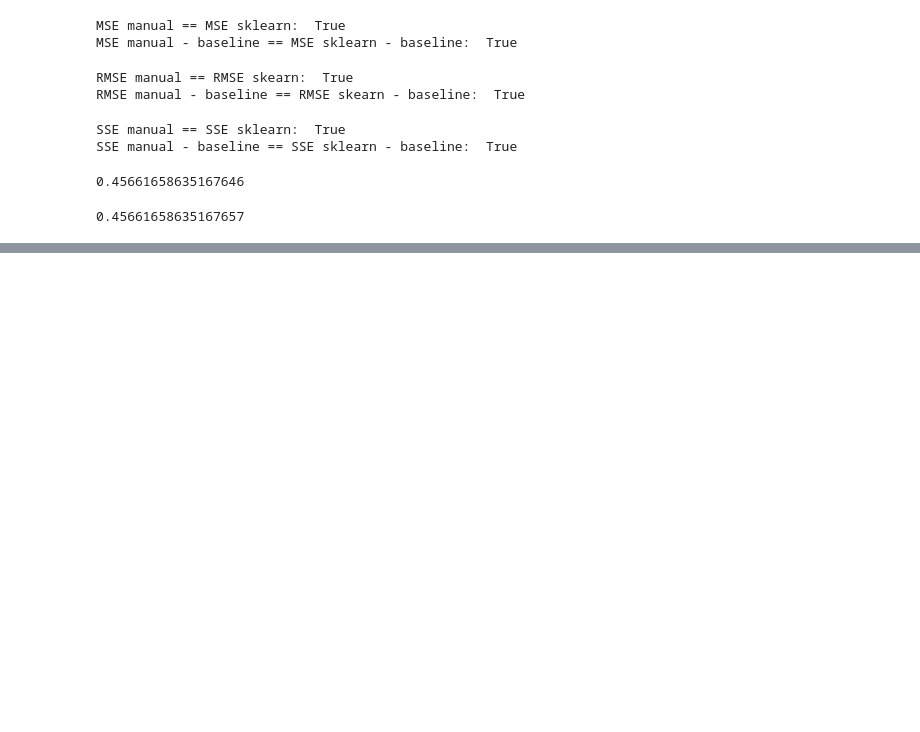
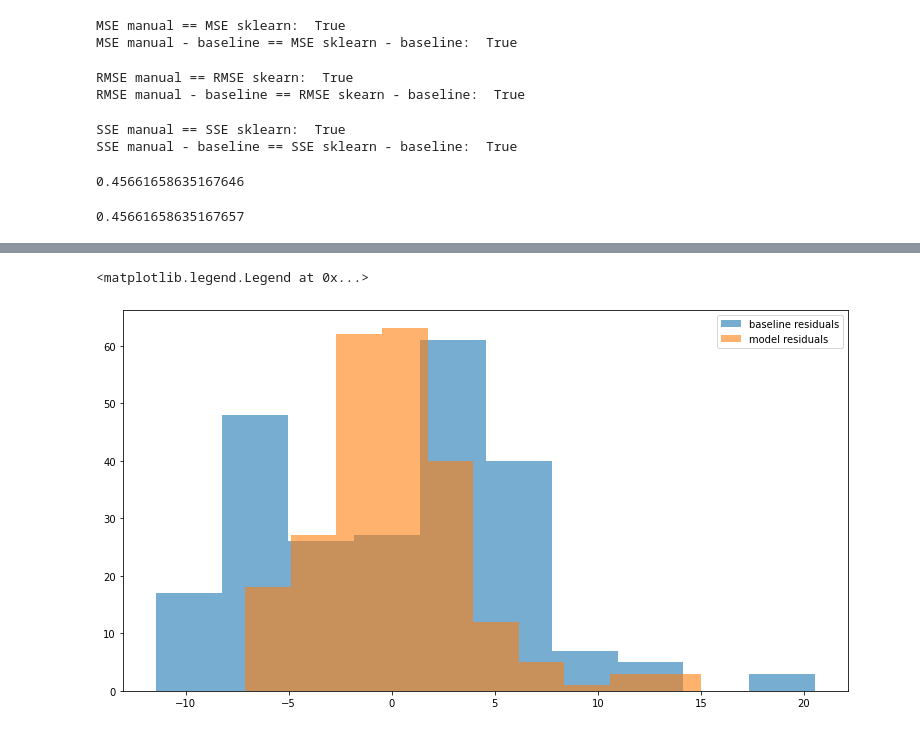
Before and after one commit to jamesallen0351/regression-exercises, a Jupyter notebook: evaluate.ipynb, the cells around one changed output, grey strips where cells are left out. Drawn from its saved outputs; the diff is of its cells as text; code cells hidden in the pictures; blank space fills up the shorter version.

```diff
--- a/evaluate.ipynb
+++ b/evaluate.ipynb
@@ -309,0 +334,3 @@ NameError: name 'df_eval' is not defined
+# %%
+model1 = LinearRegression().fit(mpg[['displ']], mpg.hwy)
+mpg['yhat'] = model1.predict(mpg[['displ']])
@@ -309,0 +358,3 @@ NameError: name 'df_eval' is not defined
+# %%
+# creating a 'yhat_baseline' column
+mpg['yhat_baseline'] = mpg.hwy.mean()
@@ -309,0 +370,3 @@ NameError: name 'df_eval' is not defined
+# %%
+# creating a 'residuals' column
+mpg['residuals'] = mpg.hwy - mpg.yhat
@@ -309,0 +382,3 @@ NameError: name 'df_eval' is not defined
+# %%
+# creating a 'baseline_residuals' column
+mpg['baseline_residuals'] = mpg.hwy - mpg.yhat_baseline
@@ -309,0 +394,10 @@ NameError: name 'df_eval' is not defined
+# %%
+# plotting my mpg data
+fig, ax = plt.subplots(figsize=(13, 7))
+
+ax.hist(mpg.baseline_residuals, label='baseline residuals', alpha=.6)
+ax.hist(mpg.residuals, label='model residuals', alpha=.6)
+ax.legend()
+# %% [output]
+<matplotlib.legend.Legend at 0x...>
+[figure, added]
```
Also changed, not shown: parts of 15 cells of this notebook, 1 other file.
